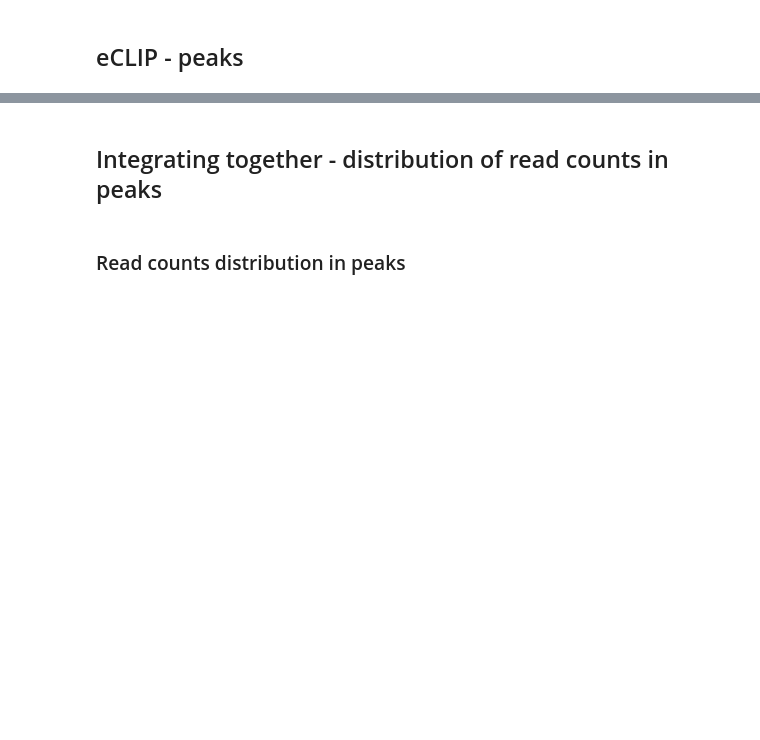
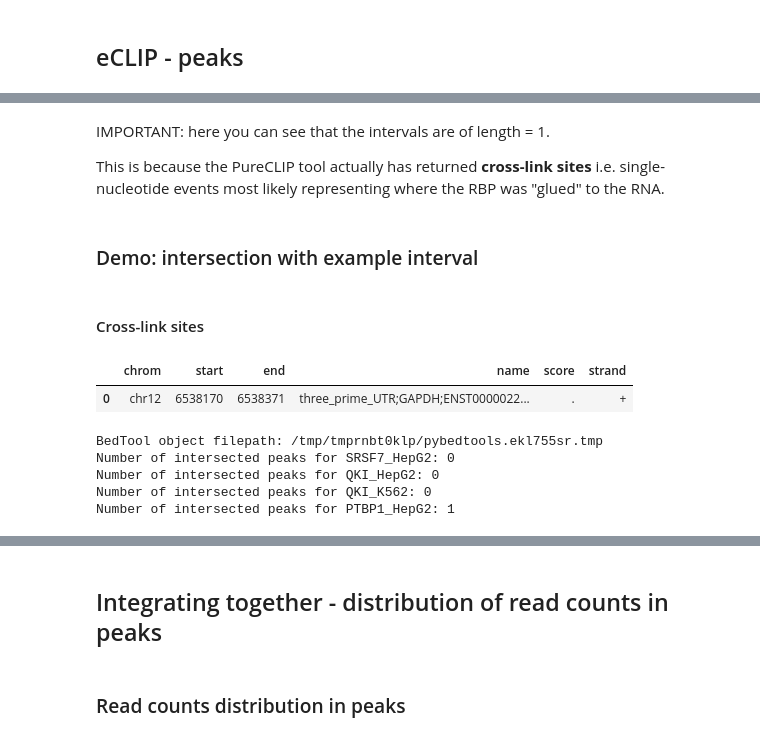
Before and after one commit to ml4rg25-parnet/parnet_demo, a Jupyter notebook: notebooks/datasets.eclip.py.ipynb, the cells around one changed output, grey strips where cells are left out. Cells and saved outputs as stored; diff of their text form; code cells hidden in the pictures; blank space fills up the shorter version.

```diff
--- a/notebooks/datasets.eclip.py.ipynb
+++ b/notebooks/datasets.eclip.py.ipynb
@@ -355,0 +547,38 @@ for RBP_CT in set(glob_wildcards(ufmt_eclip_fp).RBP_CT):
+# %% [markdown]
+IMPORTANT: here you can see that the intervals are of length = 1.
+
+This is because the PureCLIP tool actually has returned **cross-link sites** i.e. single-nucleotide events
+most likely representing where the RBP was "glued" to the RNA.
+# %% [markdown]
+### Demo: intersection with example interval
+# %% [markdown]
+#### Cross-link sites
+# %%
+# We will create a dataframe with a single row from the example genomic interval.
+example_interval_df = pd.DataFrame([asdict(example_interval)])
+display(example_interval_df)
+
+
+# We can now create the BedTool object for this example interval, and then use the API to intersect the eCLIP peaks.
+bt_example_interval = pbt.BedTool.from_dataframe(example_interval_df)
+
+# NOTE: any BedTool object has a file on disk ; we can display it here (and this can be useful for some
+# of the methods in the pyBedTools API).
+
+print("BedTool object filepath:", bt_example_interval.fn)
+
+
+# Here we will simply print the number of peaks for each RBP_CL that intersect the example interval.
+
+for RBP_CL in data_eclip_peaks.keys():
+    peaks_intersected = data_eclip_peaks[RBP_CL].intersect(bt_example_interval, s=True, wa=True, u=True)
+
+    print(f"Number of intersected peaks for {RBP_CL}: {len(peaks_intersected)}")
+# %% [output]
+|  | chrom | start | end | name | score | strand |
+| 0 | chr12 | 6538170 | 6538371 | three_prime_UTR;GAPDH;ENST0000022... | . | + |
+BedTool object filepath: /tmp/tmprnbt0klp/pybedtools.ekl755sr.tmp
+Number of intersected peaks for SRSF7_HepG2: 0
+Number of intersected peaks for QKI_HepG2: 0
+Number of intersected peaks for QKI_K562: 0
+Number of intersected peaks for PTBP1_HepG2: 1
```
Also changed, not shown: parts of 30 cells of this notebook.
